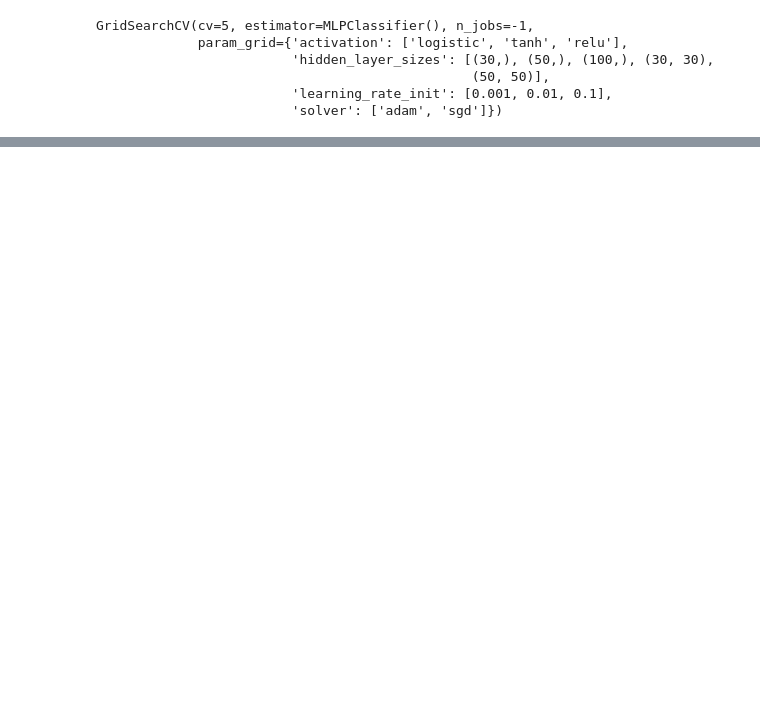
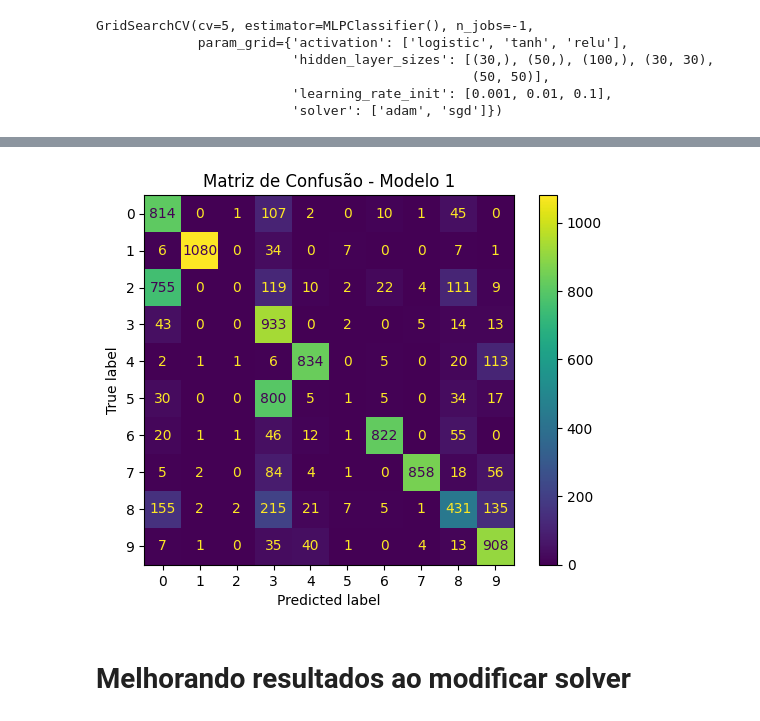
Before and after one commit to caiolbarreto/mlp, a Jupyter notebook: main.ipynb, the cells around one changed output, grey strips where cells are left out. Saved outputs shown, nothing was run; the diff lists cells and outputs as text; code cells hidden in the pictures; blank space fills up the shorter version.

```diff
--- a/main.ipynb
+++ b/main.ipynb
@@ -91,0 +103,7 @@ Best score: 0.9743400000000001
+# %%
+clf1 = MLPClassifier(activation='relu', hidden_layer_sizes=(30, 30), learning_rate_init=0.1, solver='adam').fit(X_train, y_train)
+y_pred = clf1.predict(X_test)
+ac1 = clf1.score(X_test, y_test)
+
+class_report = classification_report(y_test, y_pred)
+print(class_report)
@@ -91,0 +127,10 @@ Best score: 0.9743400000000001
+# %%
+cm1 = confusion_matrix(y_test, y_pred)
+disp = ConfusionMatrixDisplay(confusion_matrix=cm1)
+disp.plot()
+plt.title('Matriz de Confusão - Modelo 1')
+plt.show()
+# %% [output]
+[figure, added]
+# %% [markdown]
+# Melhorando resultados ao modificar solver
```
Also changed, not shown: parts of 13 cells of this notebook.
